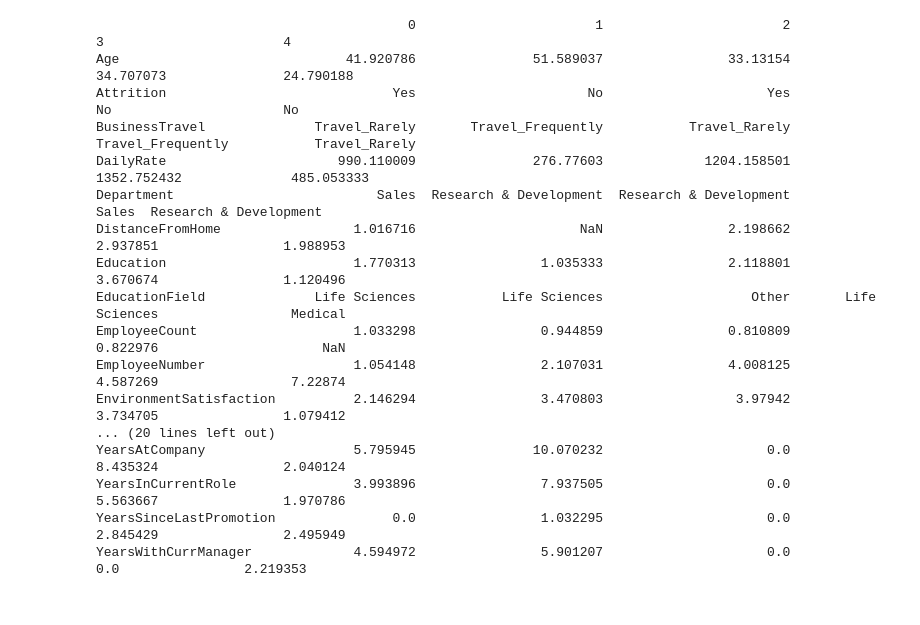
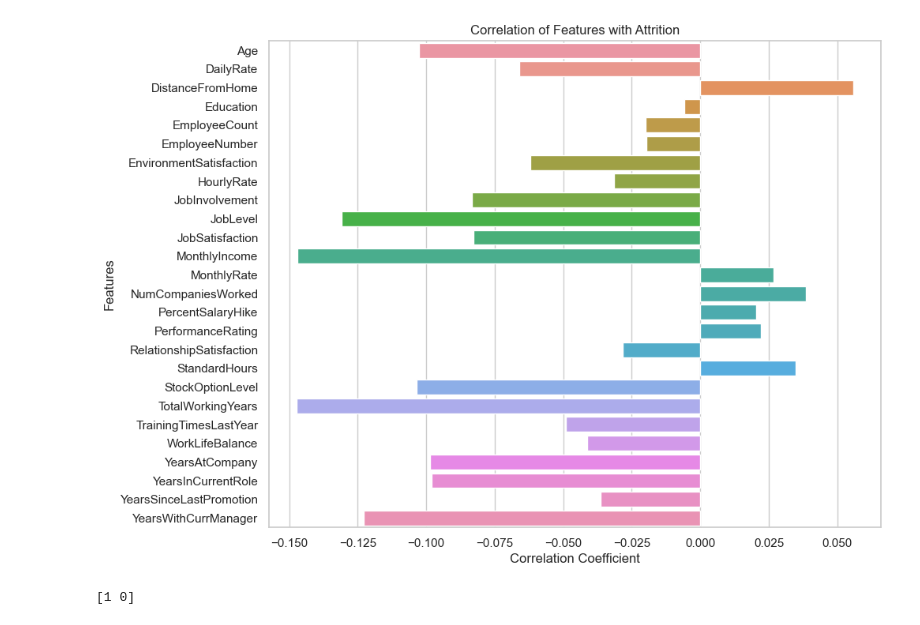
Before and after one commit to LukeHolmessba23038/Integrated-CA, a Jupyter notebook: Integrated CA.ipynb, the cells around one changed output. Saved outputs shown, nothing was run; the diff lists cells and outputs as text; code cells hidden in the pictures.

```diff
--- a/Integrated CA.ipynb
+++ b/Integrated CA.ipynb
@@ -53,20 +2083,22 @@ max      69.402515  1784.394456         33.684424     6.285161       1.290613
+# %%
+data['Attrition'] = data['Attrition'].map({'Yes': 1, 'No': 0})
+
+attrition_correlation = data.corr()['Attrition'].drop('Attrition')  # Drop self-correlation
+
+# Create a bar plot for visualization
+plt.figure(figsize=(10, 8))
+sns.barplot(x=attrition_correlation.values, y=attrition_correlation.index)
+
+# Set plot title and labels
+plt.title('Correlation of Features with Attrition')
+plt.xlabel('Correlation Coefficient')
+plt.ylabel('Features')
+
+# Show the plot
+plt.show()
+# %% [output]
+[figure, added]
 # %%
-print(data.head().T)
+print(data['Attrition'].unique())
 # %% [output]
-                                        0                       1                       2                   3                       4
-Age                             41.920786               51.589037                33.13154           34.707073               24.790188
-Attrition                             Yes                      No                     Yes                  No                      No
-BusinessTravel              Travel_Rarely       Travel_Frequently           Travel_Rarely   Travel_Frequently           Travel_Rarely
-DailyRate                      990.110009               276.77603             1204.158501         1352.752432              485.053333
-Department                          Sales  Research & Development  Research & Development               Sales  Research & Development
-DistanceFromHome                 1.016716                     NaN                2.198662            2.937851                1.988953
-Education                        1.770313                1.035333                2.118801            3.670674                1.120496
-EducationField              Life Sciences           Life Sciences                   Other       Life Sciences                 Medical
-EmployeeCount                    1.033298                0.944859                0.810809            0.822976                     NaN
-EmployeeNumber                   1.054148                2.107031                4.008125            4.587269                 7.22874
-EnvironmentSatisfaction          2.146294                3.470803                 3.97942            3.734705                1.079412
-... (20 lines left out)
-YearsAtCompany                   5.795945               10.070232                     0.0            8.435324                2.040124
-YearsInCurrentRole               3.993896                7.937505                     0.0            5.563667                1.970786
-YearsSinceLastPromotion               0.0                1.032295                     0.0            2.845429                2.495949
-YearsWithCurrManager             4.594972                5.901207                     0.0                 0.0                2.219353
+[1 0]
```
Also changed, not shown: parts of 115 cells of this notebook.
